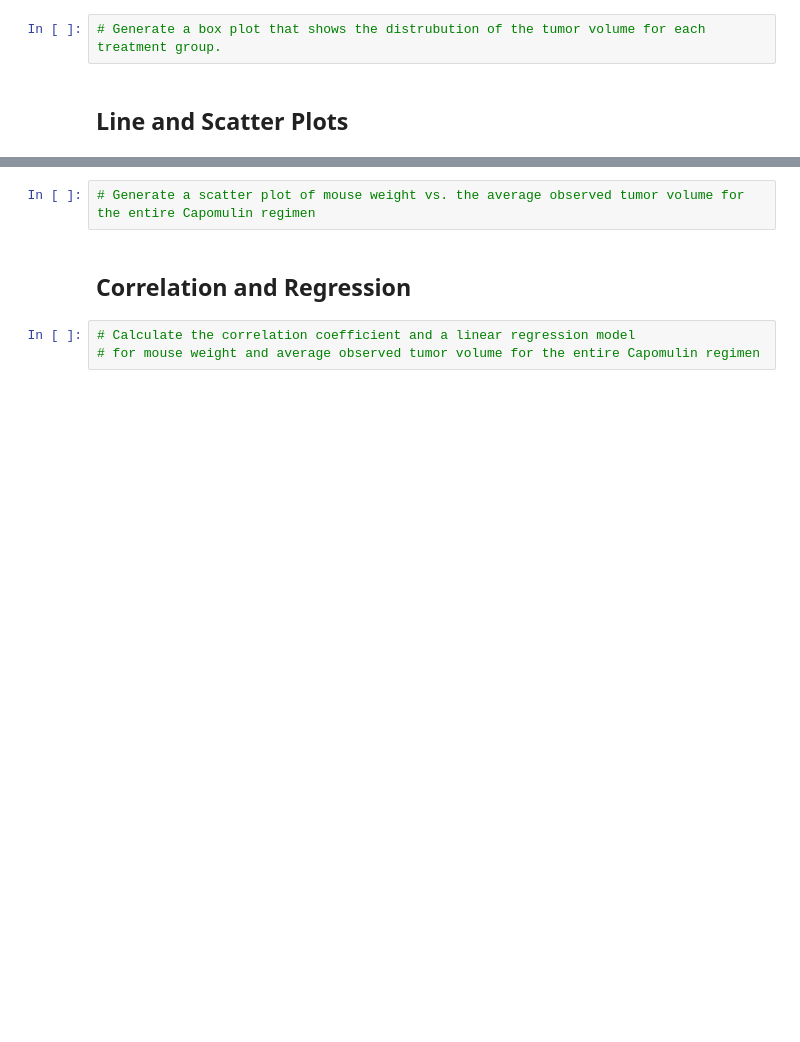
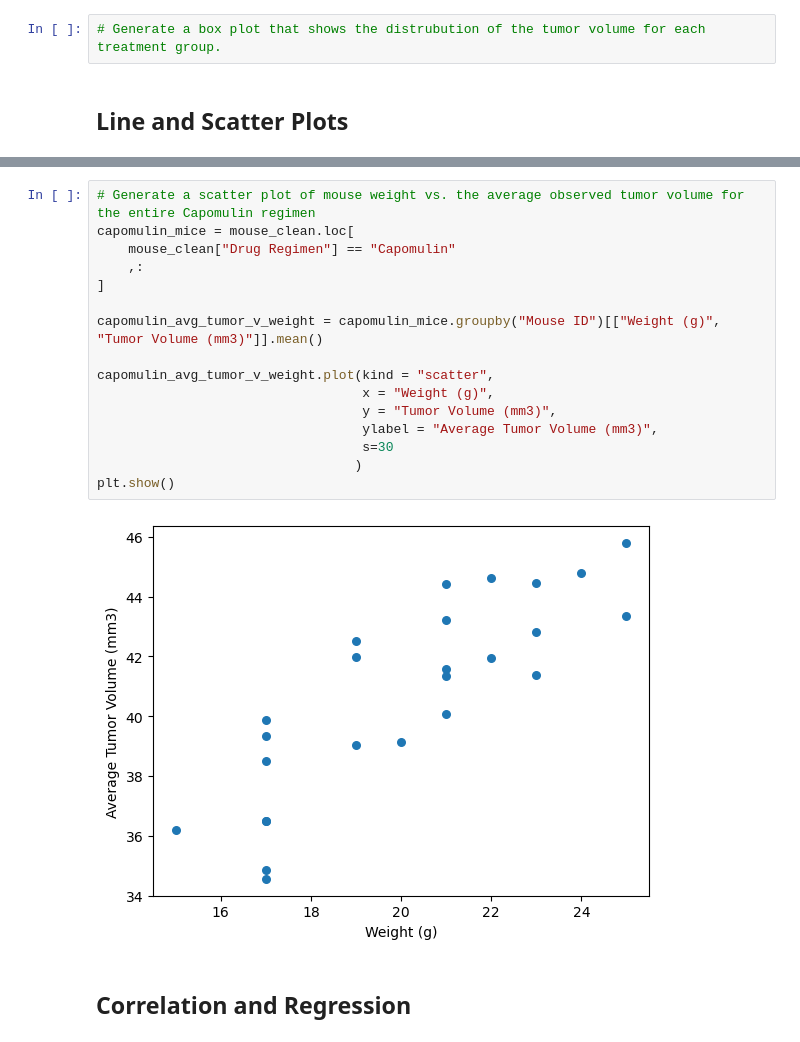
Before and after one commit to bryanpijohnson/python-pyplot, a Jupyter notebook: Pymaceuticals/pymaceuticals_starter.ipynb, the cells around one changed output, grey strips where cells are left out. Cells and saved outputs as stored; diff of their text form; blank space fills up the shorter version.

```diff
--- a/Pymaceuticals/pymaceuticals_starter.ipynb
+++ b/Pymaceuticals/pymaceuticals_starter.ipynb
@@ -228,7 +247,20 @@ mouse_timepoint_max_merge.set_index("Mouse ID")
 # %%
 # Generate a scatter plot of mouse weight vs. the average observed tumor volume for the entire Capomulin regimen
+capomulin_mice = mouse_clean.loc[
+    mouse_clean["Drug Regimen"] == "Capomulin"
+    ,:
+]
+
+capomulin_avg_tumor_v_weight = capomulin_mice.groupby("Mouse ID")[["Weight (g)", "Tumor Volume (mm3)"]].mean()
+
+capomulin_avg_tumor_v_weight.plot(kind = "scatter",
+                                  x = "Weight (g)",
+                                  y = "Tumor Volume (mm3)",
+                                  ylabel = "Average Tumor Volume (mm3)",
+                                  s=30
+                                 )
+plt.show()
+# %% [output]
+[figure, added]
 # %% [markdown]
 ## Correlation and Regression
-# %%
-# Calculate the correlation coefficient and a linear regression model
-# for mouse weight and average observed tumor volume for the entire Capomulin regimen
```
Also changed, not shown: parts of 6 cells of this notebook.
